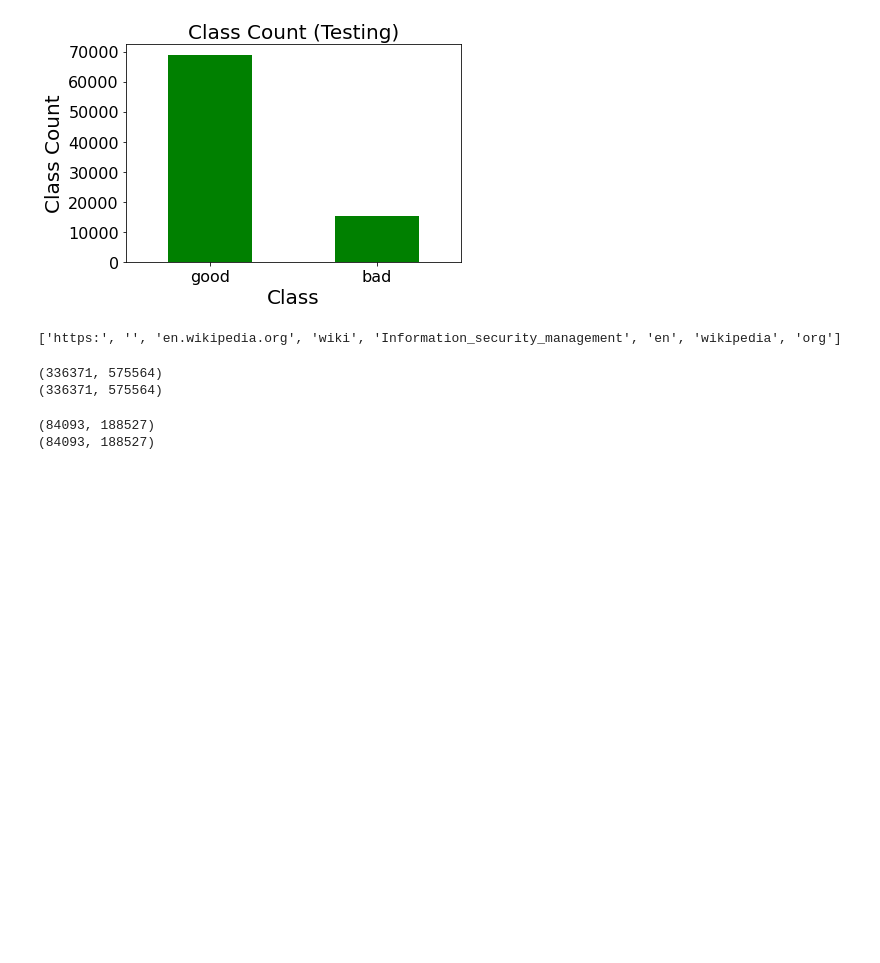
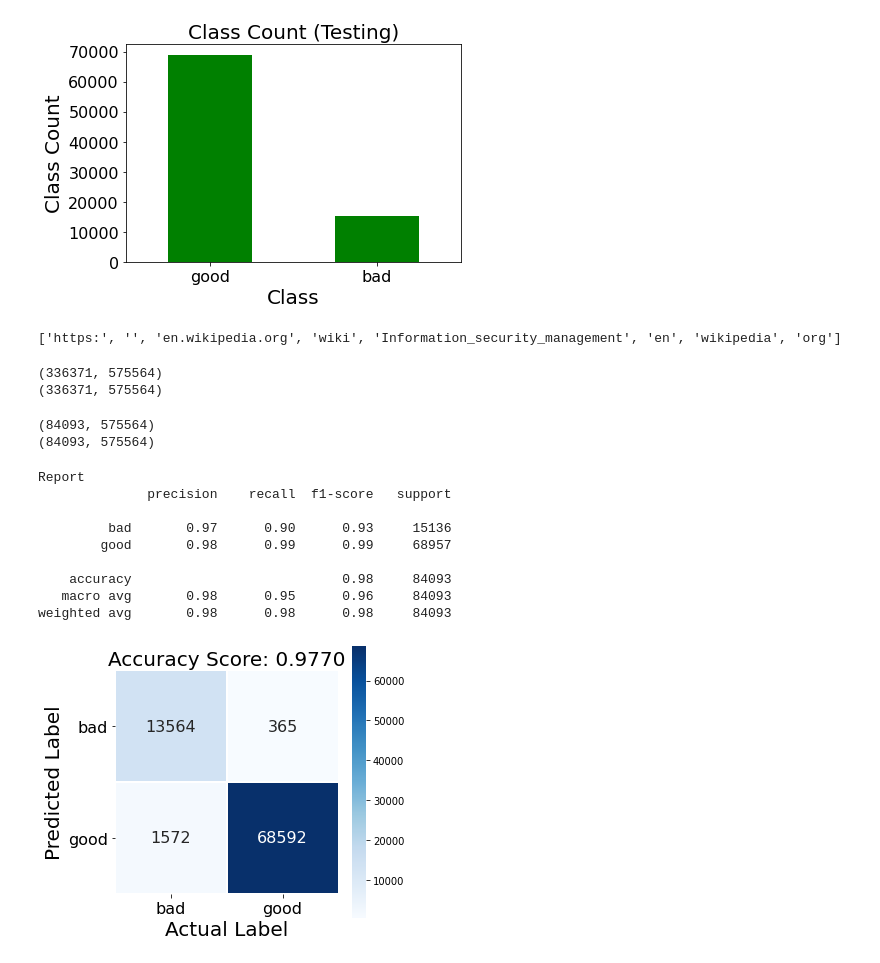
Before and after one commit to RithvikRS/Malicious_URL, a Jupyter notebook: ISM_Malicious_URL.ipynb, the cells around one changed output. Cells and saved outputs as stored; diff of their text form; code cells hidden in the pictures; blank space fills up the shorter version.

```diff
--- a/ISM_Malicious_URL.ipynb
+++ b/ISM_Malicious_URL.ipynb
@@ -125,10 +123,10 @@ print(tfidf_X.shape)
 #Vectorizing the testing dataset
 
 #Count Vectorizer
-test_count_X = cVec.fit_transform(test_df['URLs'])
+test_count_X = cVec.transform(test_df['URLs'])
 
 #TF-IDF
-test_tfidf_X = tVec.fit_transform(test_df['URLs'])
+test_tfidf_X = tVec.transform(test_df['URLs'])
 # %%
 #Verfying the vectorizer
 
@@ -138,5 +136,54 @@ print(test_count_X.shape)
 #TF-IDF shape
 print(test_tfidf_X.shape)
 # %% [output]
-(84093, 188527)
-(84093, 188527)
+(84093, 575564)
+(84093, 575564)
+# %%
+#Defining a function which creates report
+def generate_report(cmatrix, score, creport):
+  cmatrix = cmatrix.T
+  plt.figure(figsize=(5,5))
+  sns.heatmap(cmatrix,
+              annot=True,
+              fmt="d",
+              linewidths=.5,
+              square = True,
+              cmap = 'Blues',
+              annot_kws={"size": 16},
+              xticklabels=['bad', 'good'],
+              yticklabels=['bad', 'good'])
+  plt.xticks(rotation='horizontal', fontsize=16)
+  plt.yticks(rotation='horizontal', fontsize=16)
+  plt.xlabel('Actual Label', size=20);
+  plt.ylabel('Predicted Label', size=20);
+  title = 'Accuracy Score: {0:.4f}'.format(score)
+  plt.title(title, size = 20);
+  print(creport)
+  plt.show()
+# %%
+#Training and evaluating Naive Bayesian model with Count Vectorizer
+
+# Train the model
+mnb_count = MultinomialNB()
+mnb_count.fit(count_X, labels)
+
+
+# Test the mode (score, predictions, confusion matrix, classification report)
+score_mnb_count = mnb_count.score(test_count_X, test_labels)
+predictions_mnb_count = mnb_count.predict(test_count_X)
+cmatrix_mnb_count = confusion_matrix(test_labels, predictions_mnb_count)
+creport_mnb_count = classification_report(test_labels, predictions_mnb_count)
+
+print("Report")
+generate_report(cmatrix_mnb_count, score_mnb_count, creport_mnb_count)
+# %% [output]
+Report
+              precision    recall  f1-score   support
+
+         bad       0.97      0.90      0.93     15136
+        good       0.98      0.99      0.99     68957
+
+    accuracy                           0.98     84093
+   macro avg       0.98      0.95      0.96     84093
+weighted avg       0.98      0.98      0.98     84093
+[figure, added]
```
Also changed, not shown: parts of 6 cells of this notebook.
